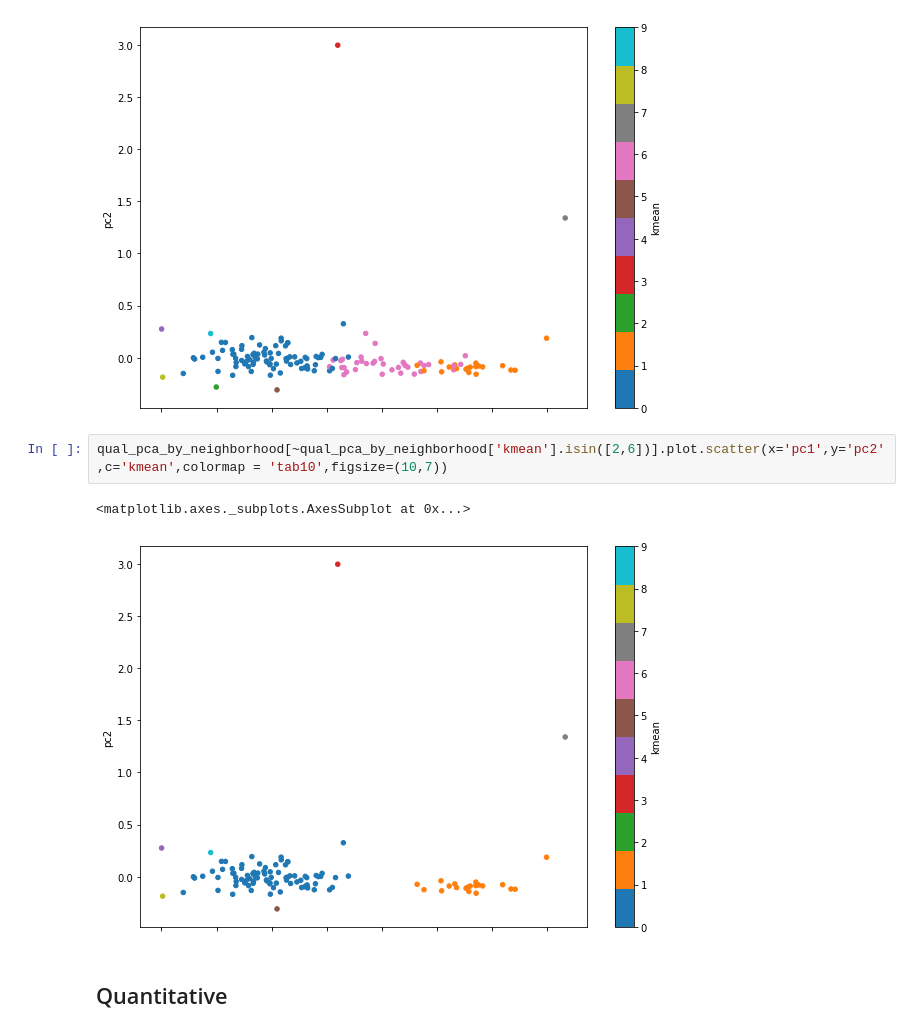
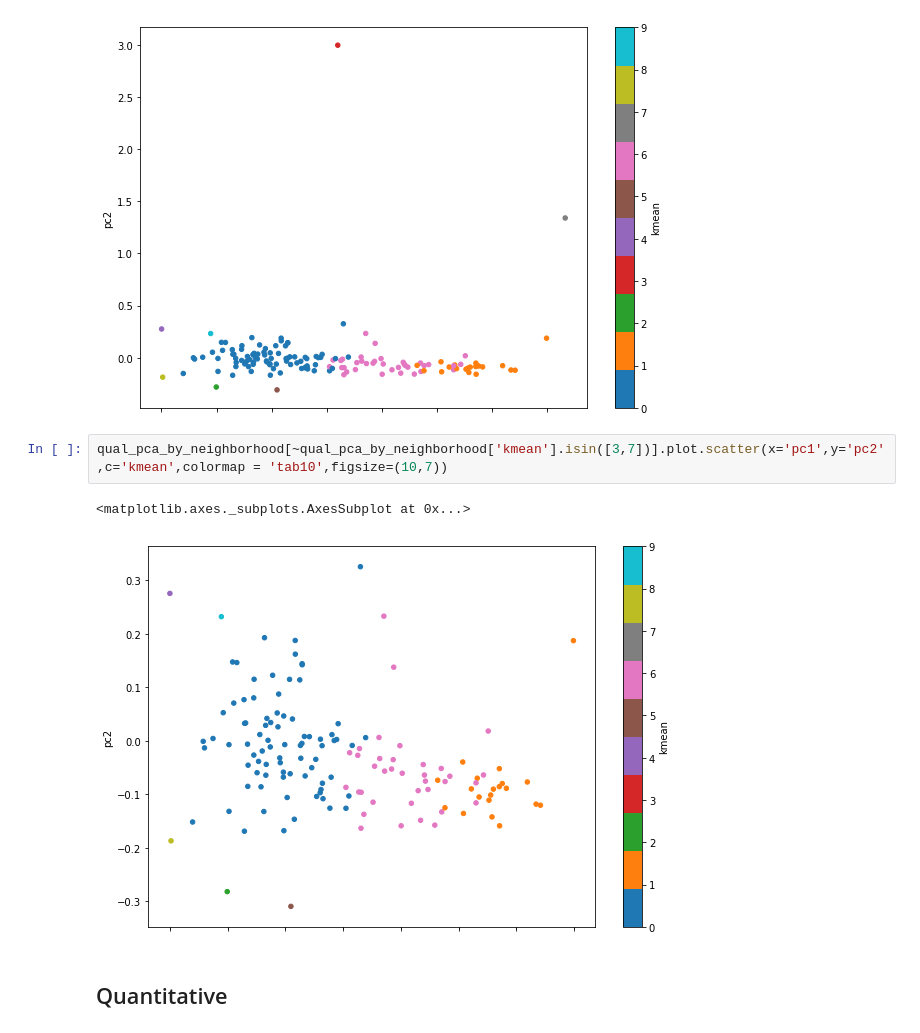
Before and after one commit to ericazhou7/neighborhood-similarity, a Jupyter notebook: clustering.ipynb, the cells around one changed output. Cells and saved outputs as stored; diff of their text form.

```diff
--- a/clustering.ipynb
+++ b/clustering.ipynb
@@ -653,10 +653,10 @@ qual_pca_by_neighborhood.plot.scatter(x='pc1',y='pc2',c='kmean',colormap = 'tab1
 <matplotlib.axes._subplots.AxesSubplot at 0x...>
 [figure]
 # %%
-qual_pca_by_neighborhood[~qual_pca_by_neighborhood['kmean'].isin([2,6])].plot.scatter(x='pc1',y='pc2',c='kmean',colormap = 'tab10',figsize=(10,7))
+qual_pca_by_neighborhood[~qual_pca_by_neighborhood['kmean'].isin([3,7])].plot.scatter(x='pc1',y='pc2',c='kmean',colormap = 'tab10',figsize=(10,7))
 # %% [output]
 <matplotlib.axes._subplots.AxesSubplot at 0x...>
-[figure, old version]
+[figure, new version]
 # %% [markdown]
 ## Quantitative
 # %%
```
Also changed, not shown: parts of 2 cells of this notebook, 3 other files.
